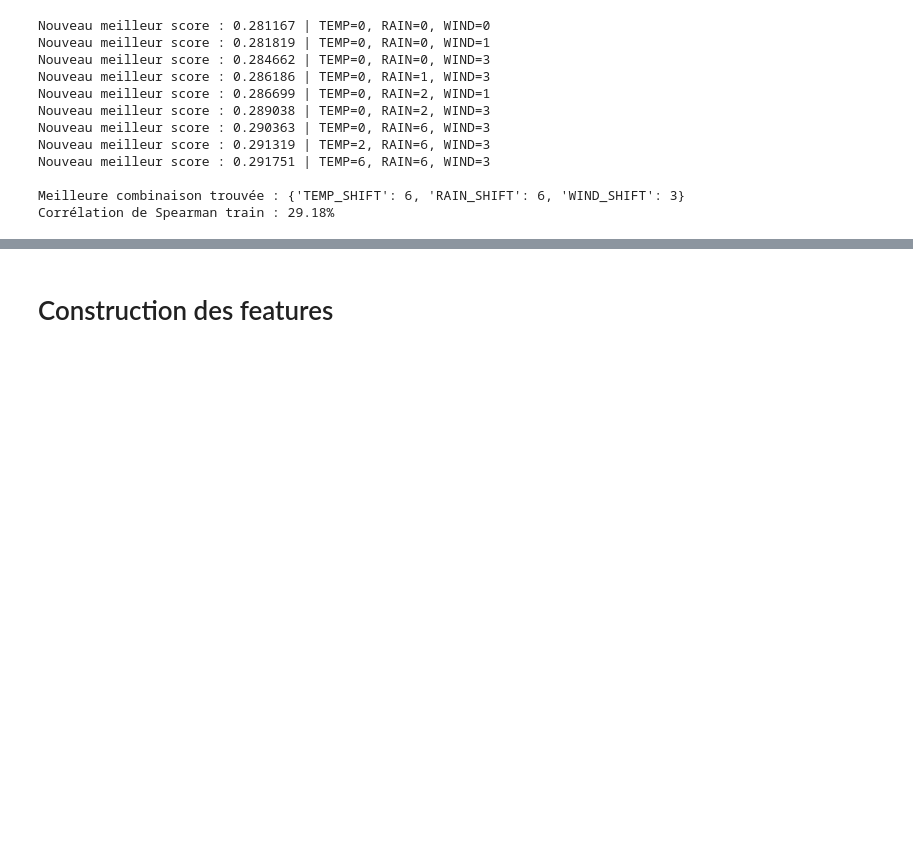
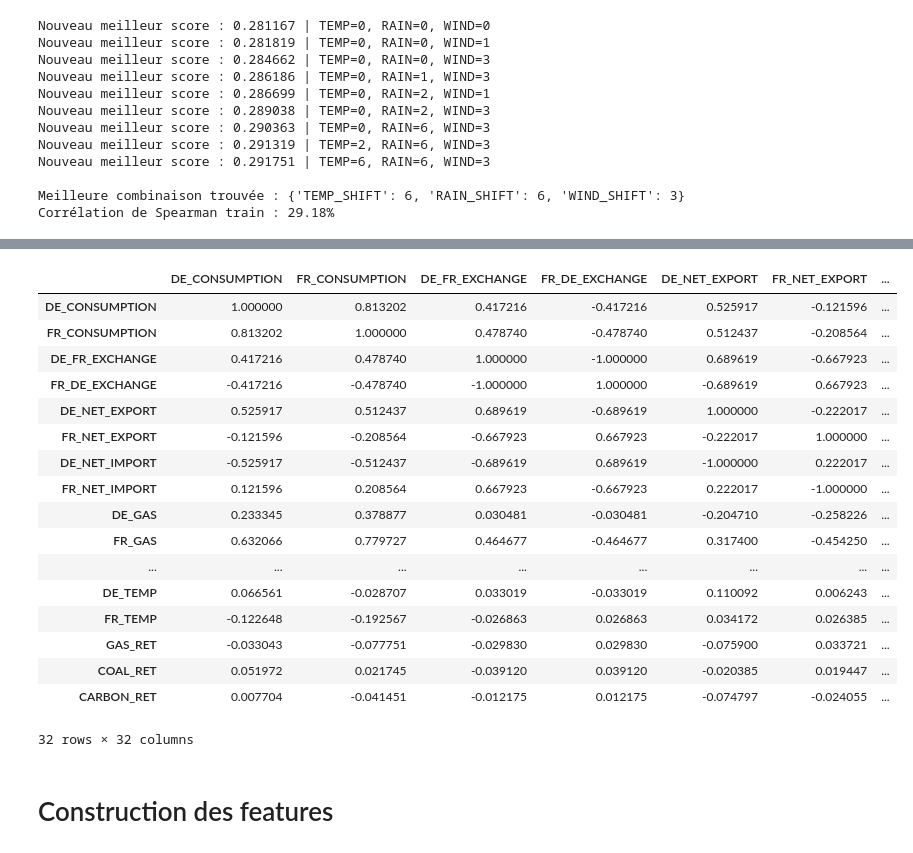
Before and after one commit to yvesmarix/PROJET-QRT-ELEC, a Jupyter notebook: main.ipynb, the cells around one changed output, grey strips where cells are left out. Saved outputs shown, nothing was run; the diff lists cells and outputs as text; code cells hidden in the pictures; blank space fills up the shorter version.

```diff
--- a/main.ipynb
+++ b/main.ipynb
@@ -496,3 +552,30 @@ Corrélation de Spearman train : 29.18%
+# %%
+x_base[['DE_CONSUMPTION', 'FR_CONSUMPTION',
+       'DE_FR_EXCHANGE', 'FR_DE_EXCHANGE', 'DE_NET_EXPORT', 'FR_NET_EXPORT',
+       'DE_NET_IMPORT', 'FR_NET_IMPORT', 'DE_GAS', 'FR_GAS', 'DE_COAL',
+       'FR_COAL', 'DE_HYDRO', 'FR_HYDRO', 'DE_NUCLEAR', 'FR_NUCLEAR',
+       'DE_SOLAR', 'FR_SOLAR', 'DE_WINDPOW', 'FR_WINDPOW', 'DE_LIGNITE',
+       'DE_RESIDUAL_LOAD', 'FR_RESIDUAL_LOAD', 'DE_RAIN', 'FR_RAIN', 'DE_WIND',
+       'FR_WIND', 'DE_TEMP', 'FR_TEMP', 'GAS_RET', 'COAL_RET', 'CARBON_RET']].corr()
+# %% [output]
+|  | DE_CONSUMPTION | FR_CONSUMPTION | DE_FR_EXCHANGE | FR_DE_EXCHANGE | DE_NET_EXPORT | FR_NET_EXPORT | ... |
+| DE_CONSUMPTION | 1.000000 | 0.813202 | 0.417216 | -0.417216 | 0.525917 | -0.121596 | ... |
+| FR_CONSUMPTION | 0.813202 | 1.000000 | 0.478740 | -0.478740 | 0.512437 | -0.208564 | ... |
+| DE_FR_EXCHANGE | 0.417216 | 0.478740 | 1.000000 | -1.000000 | 0.689619 | -0.667923 | ... |
+| FR_DE_EXCHANGE | -0.417216 | -0.478740 | -1.000000 | 1.000000 | -0.689619 | 0.667923 | ... |
+| DE_NET_EXPORT | 0.525917 | 0.512437 | 0.689619 | -0.689619 | 1.000000 | -0.222017 | ... |
+| FR_NET_EXPORT | -0.121596 | -0.208564 | -0.667923 | 0.667923 | -0.222017 | 1.000000 | ... |
+| DE_NET_IMPORT | -0.525917 | -0.512437 | -0.689619 | 0.689619 | -1.000000 | 0.222017 | ... |
+| FR_NET_IMPORT | 0.121596 | 0.208564 | 0.667923 | -0.667923 | 0.222017 | -1.000000 | ... |
+| DE_GAS | 0.233345 | 0.378877 | 0.030481 | -0.030481 | -0.204710 | -0.258226 | ... |
+| FR_GAS | 0.632066 | 0.779727 | 0.464677 | -0.464677 | 0.317400 | -0.454250 | ... |
+| ... | ... | ... | ... | ... | ... | ... | ... |
+| DE_TEMP | 0.066561 | -0.028707 | 0.033019 | -0.033019 | 0.110092 | 0.006243 | ... |
+| FR_TEMP | -0.122648 | -0.192567 | -0.026863 | 0.026863 | 0.034172 | 0.026385 | ... |
+| GAS_RET | -0.033043 | -0.077751 | -0.029830 | 0.029830 | -0.075900 | 0.033721 | ... |
+| COAL_RET | 0.051972 | 0.021745 | -0.039120 | 0.039120 | -0.020385 | 0.019447 | ... |
+| CARBON_RET | 0.007704 | -0.041451 | -0.012175 | 0.012175 | -0.074797 | -0.024055 | ... |
+32 rows × 32 columns
 # %% [markdown]
 # Construction des features
 # %% [markdown]
```
Also changed, not shown: parts of 13 cells of this notebook.
